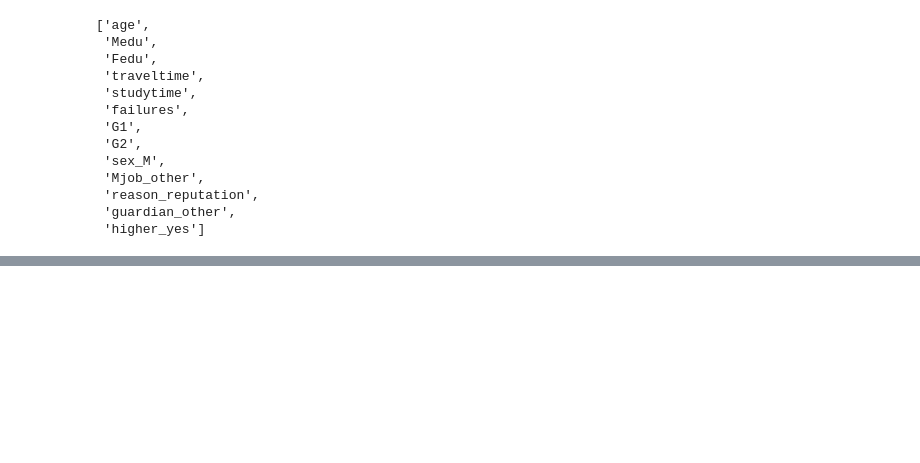
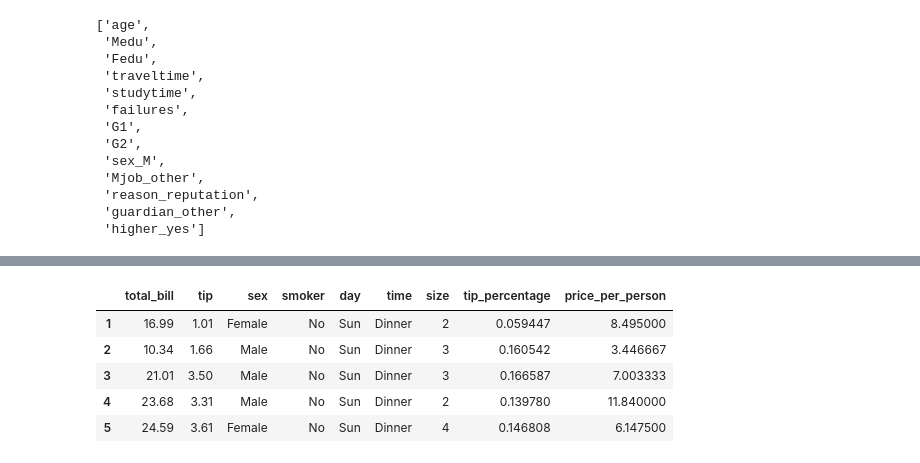
Before and after one commit to adam-gomez/regression-exercises, a Jupyter notebook: feature_engineering.ipynb, the cells around one changed output, grey strips where cells are left out. Cells and saved outputs as stored; diff of their text form; code cells hidden in the pictures; blank space fills up the shorter version.

```diff
--- a/feature_engineering_mag.ipynb
+++ b/feature_engineering.ipynb
@@ -488,0 +690,13 @@ X_reduced_scaled.columns.tolist() # Features selected using SelectKBest
+# %%
+# Resetting starting dataframe
+df_tips = data('tips')
+df_tips['tip_percentage'] = df_tips.tip / df_tips.total_bill
+df_tips['price_per_person'] = df_tips.total_bill / df_tips['size']
+df_tips.head()
+# %% [output]
+|  | total_bill | tip | sex | smoker | day | time | size | tip_percentage | price_per_person |
+| 1 | 16.99 | 1.01 | Female | No | Sun | Dinner | 2 | 0.059447 | 8.495000 |
+| 2 | 10.34 | 1.66 | Male | No | Sun | Dinner | 3 | 0.160542 | 3.446667 |
+| 3 | 21.01 | 3.50 | Male | No | Sun | Dinner | 3 | 0.166587 | 7.003333 |
+| 4 | 23.68 | 3.31 | Male | No | Sun | Dinner | 2 | 0.139780 | 11.840000 |
+| 5 | 24.59 | 3.61 | Female | No | Sun | Dinner | 4 | 0.146808 | 6.147500 |
```
Also changed, not shown: parts of 44 cells of this notebook.
